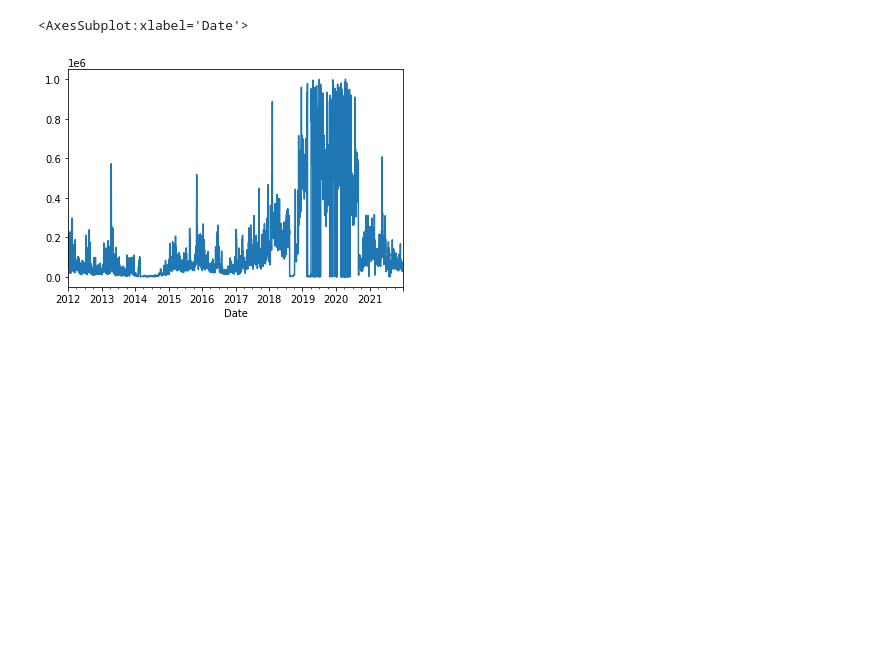
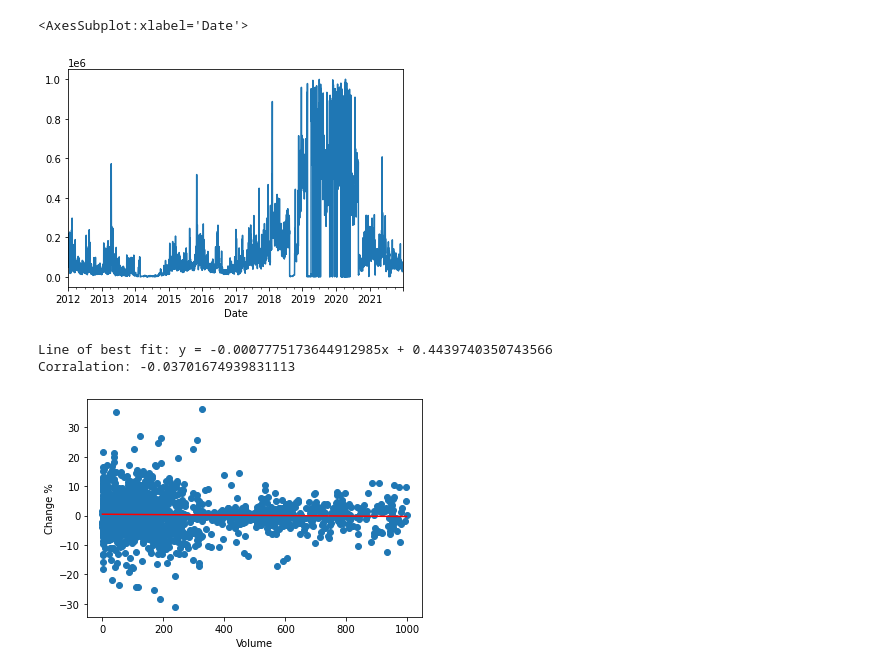
Before and after one commit to killerkitten82/School-Data-Science, a Jupyter notebook: testing/hello.ipynb, the cells around one changed output. Cells and saved outputs as stored; diff of their text form; code cells hidden in the pictures; blank space fills up the shorter version.

Commit message:
Corralation

```diff
--- a/testing/hello.ipynb
+++ b/testing/hello.ipynb
@@ -141,3 +146,59 @@ BTCData.loc[:, "Volume"].plot.line()
 # %% [output]
 <AxesSubplot:xlabel='Date'>
 [figure]
+# %%
+# Volume vs Change %
+# %load notebookImport
+import pandas as pd
+import numpy as np
+import matplotlib.pyplot as plt
+from scipy import stats
+from scipy.stats import norm
+
+from dataFilePath import *
+
+path = getFilePaths("Unit_3")
+
+BTCData = pd.read_csv(path["coin_BTC"])
+BTCData.set_index(BTCData["Date"], inplace = True)
+BTCData.drop(columns=["Date"], inplace = True)
+BTCData.index = pd.to_datetime(BTCData.index)
+
+
+BTCData["Volume"] = BTCData["Vol."]
+BTCData["VolumeK"] = BTCData["Vol."]
+VolColumnNumber = 6
+for i in range(len(BTCData["Vol."])):
+    BTCData.iloc[i, -2:-1] = float(BTCData.iloc[i, VolColumnNumber][:-1]) * 1000
+    BTCData.iloc[i, -1:] = float(BTCData.iloc[i, VolColumnNumber+1][:-1])
+BTCData["Volume"] = BTCData["Volume"].astype("int")
+BTCData["VolumeK"] = BTCData["VolumeK"].astype("int")
+
+
+# [1000 for i in range(len(BTCData["Vol."]))]
+
+plt.xlabel("Volume")
+plt.ylabel("Change %")
+
+
+x = BTCData[(np.abs(stats.zscore(BTCData["Change %"])) < 5)]["VolumeK"]
+y = BTCData[(np.abs(stats.zscore(BTCData["Change %"])) < 5)]["Change %"]
+
+# print(BTCData.dtypes)
+
+plt.scatter(x,y)
+
+model = np.polyfit(x,y,1)
+predict = np.poly1d(model)
+
+xRange = range(x.min(), x.max())
+yValues = predict(xRange)
+
+plt.plot(xRange,yValues, color="red")
+
+print(f"Line of best fit: y = {model[0]}x + {model[1]}")
+print(f"Corralation: {y.corr(x)}")
+# %% [output]
+Line of best fit: y = -0.0007775173644912985x + 0.4439740350743566
+Corralation: -0.03701674939831113
+[figure, added]
```
Also changed, not shown: parts of 5 cells of this notebook.
